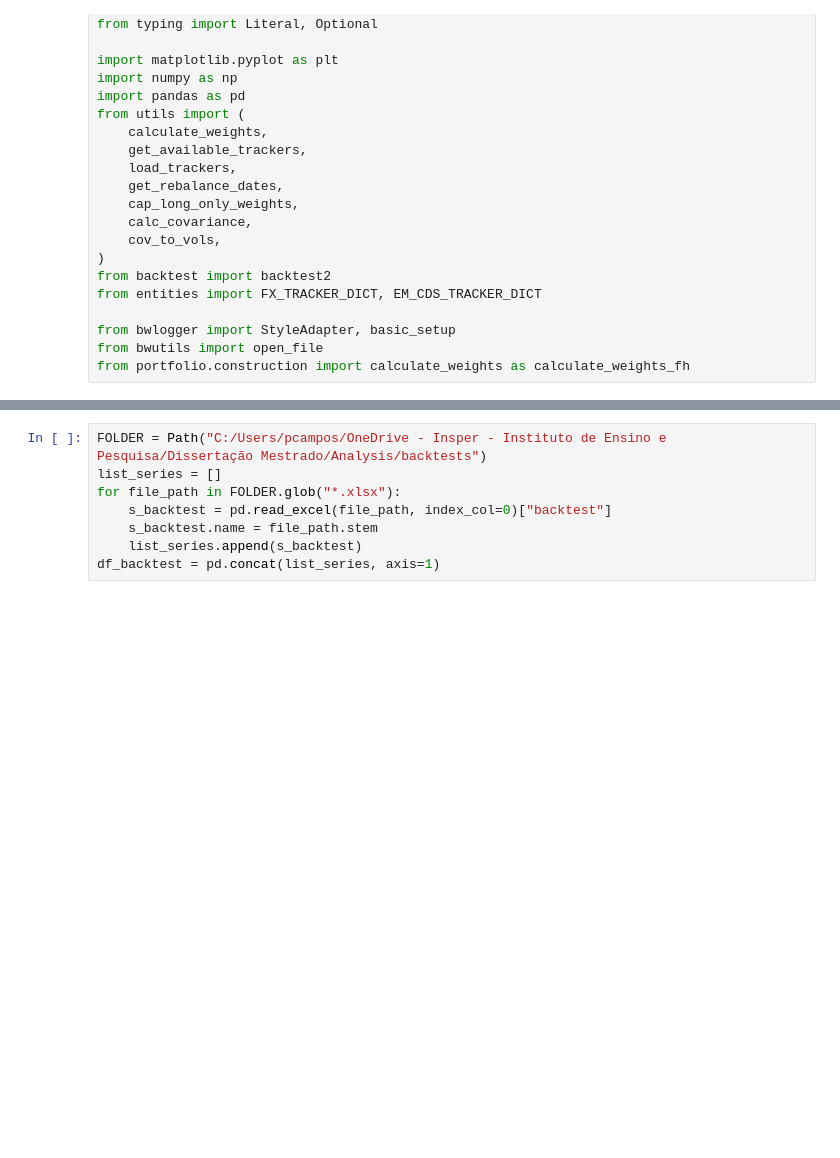
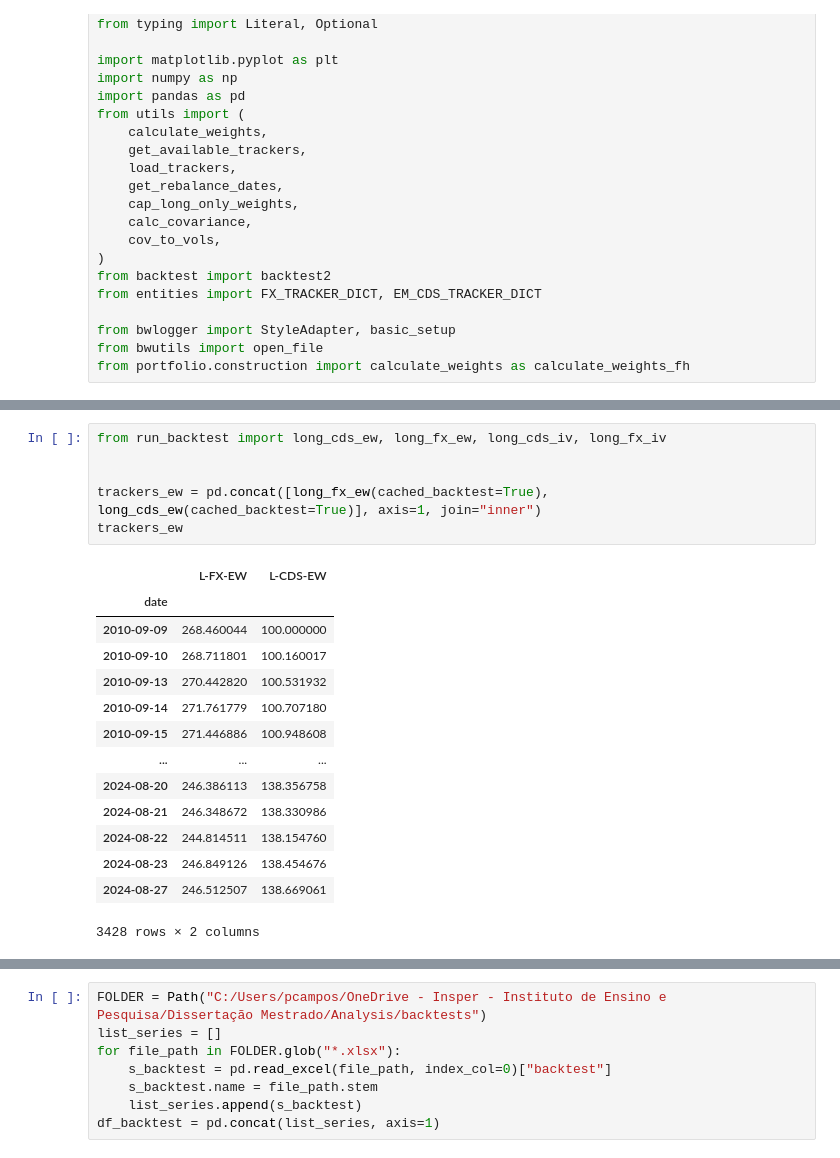
Before and after one commit to sambacode/asset_allocation, a Jupyter notebook: temp.ipynb, the cells around one changed output, grey strips where cells are left out. Saved outputs shown, nothing was run; the diff lists cells and outputs as text; blank space fills up the shorter version.

```diff
--- a/temp.ipynb
+++ b/temp.ipynb
@@ -109,0 +60,21 @@ dtype: float64
+# %%
+from run_backtest import long_cds_ew, long_fx_ew, long_cds_iv, long_fx_iv
+
+
+trackers_ew = pd.concat([long_fx_ew(cached_backtest=True), long_cds_ew(cached_backtest=True)], axis=1, join="inner")
+trackers_ew
+# %% [output]
+|  | L-FX-EW | L-CDS-EW |
+| date |  |  |
+| 2010-09-09 | 268.460044 | 100.000000 |
+| 2010-09-10 | 268.711801 | 100.160017 |
+| 2010-09-13 | 270.442820 | 100.531932 |
+| 2010-09-14 | 271.761779 | 100.707180 |
+| 2010-09-15 | 271.446886 | 100.948608 |
+| ... | ... | ... |
+| 2024-08-20 | 246.386113 | 138.356758 |
+| 2024-08-21 | 246.348672 | 138.330986 |
+| 2024-08-22 | 244.814511 | 138.154760 |
+| 2024-08-23 | 246.849126 | 138.454676 |
+| 2024-08-27 | 246.512507 | 138.669061 |
+3428 rows × 2 columns
```
Also changed, not shown: parts of 11 cells of this notebook, 2 other files.
